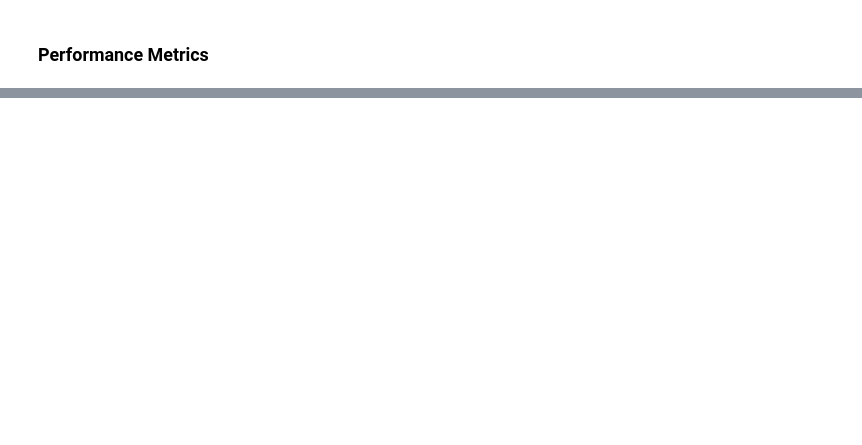
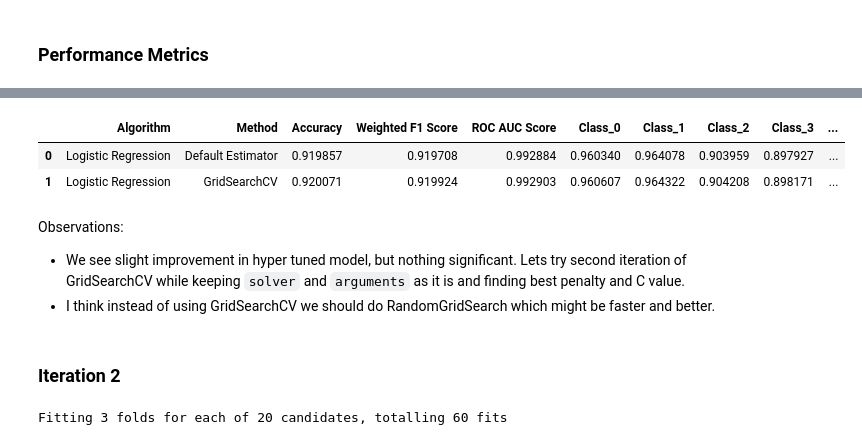
Before and after one commit to gaurangdave/mnist_digits_recognition, a Jupyter notebook: notebooks/02_transform_data.ipynb, the cells around one changed output, grey strips where cells are left out. Cells and saved outputs as stored; diff of their text form; code cells hidden in the pictures; blank space fills up the shorter version.

```diff
--- a/notebooks/02_transform_data.ipynb
+++ b/notebooks/02_transform_data.ipynb
@@ -682,0 +652,14 @@ comparison_df = update_model_comparison(grid_search_probabilities, train_Y, "Log
+# %%
+best_params = grid_search.best_params_
+# %%
+## create new pipeline
+logistic_regression = LogisticRegression(max_iter=10000, verbose=1, solver=best_params.get("logisticregression__solver", "saga"))
+## create pipeline
+preprocessing_method = best_params.get("preprocessing__kw_args", {"method": "normalize"})["method"]
+
+pipeline = Pipeline([
+    ("preprocessing", FunctionTransformer(preprocess_data, kw_args={"method": preprocessing_method})),
+    ("training", logistic_regression)
+])
+# %%
+probabilities = cross_val_predict(pipeline, train_X, train_Y, cv=3, method="predict_proba")
@@ -714,0 +675,14 @@ dtype: int64
+# %%
+comparison_df = update_model_comparison(probabilities, train_Y, "Logistic Regression", "GridSearchCV", comparison_df)
+# %%
+comparison_df
+# %% [output]
+|  | Algorithm | Method | Accuracy | Weighted F1 Score | ROC AUC Score | Class_0 | Class_1 | Class_2 | Class_3 | ... |
+| 0 | Logistic Regression | Default Estimator | 0.919857 | 0.919708 | 0.992884 | 0.960340 | 0.964078 | 0.903959 | 0.897927 | ... |
+| 1 | Logistic Regression | GridSearchCV | 0.920071 | 0.919924 | 0.992903 | 0.960607 | 0.964322 | 0.904208 | 0.898171 | ... |
+# %% [markdown]
+Observations:
+* We see slight improvement in hyper tuned model, but nothing significant. Lets try second iteration of GridSearchCV while keeping `solver` and `arguments` as it is and finding best penalty and C value.
+* I think instead of using GridSearchCV we should do RandomGridSearch which might be faster and better.
+# %% [markdown]
+### Iteration 2
@@ -714,0 +720,4 @@ dtype: int64
+# %%
+random_search.fit(train_X,train_Y)
+# %% [output]
+Fitting 3 folds for each of 20 candidates, totalling 60 fits
```
Also changed, not shown: parts of 33 cells of this notebook.
